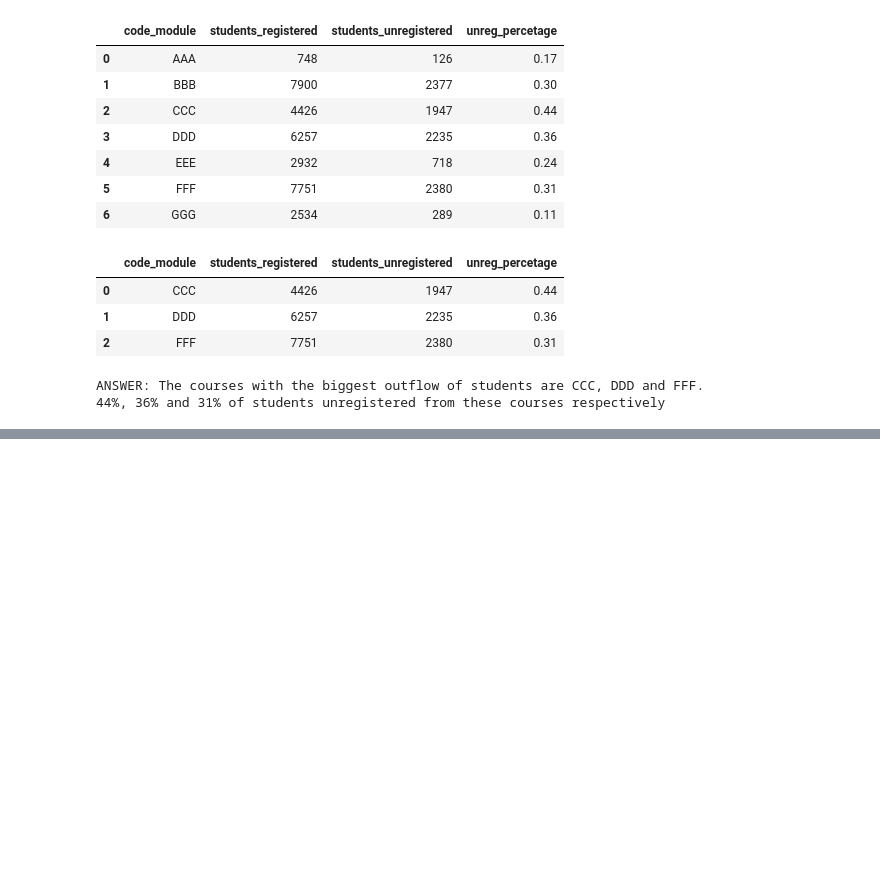
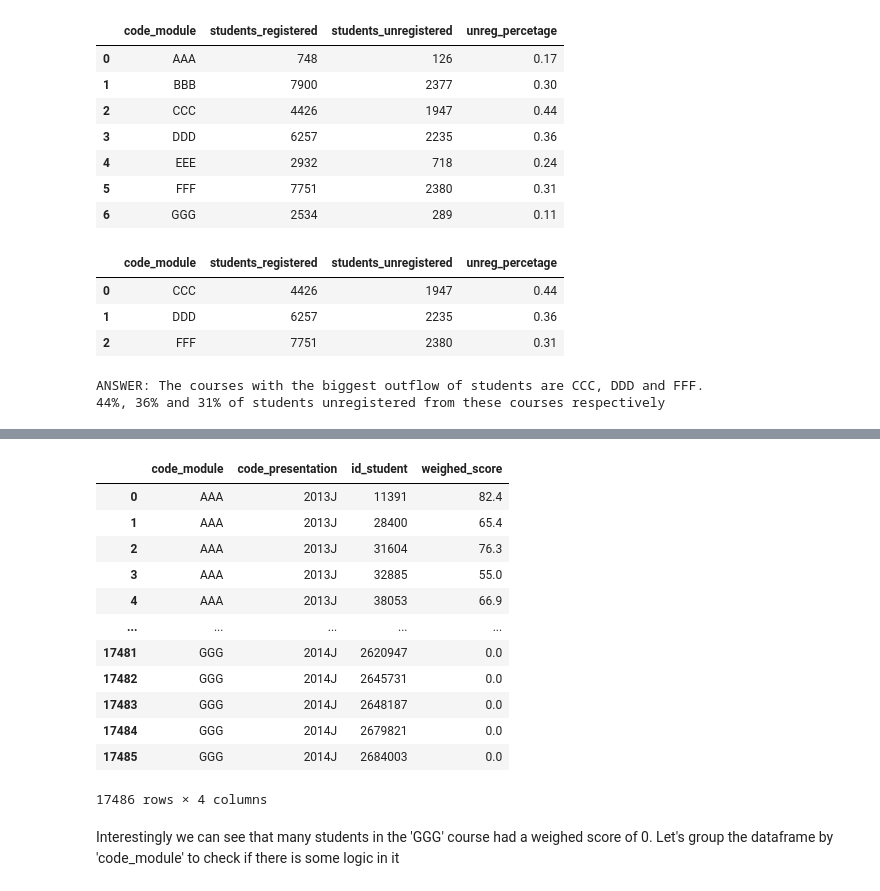
Before and after one commit to eremeevpt/kc_project_e-learning, a Jupyter notebook: project_notebook.ipynb, the cells around one changed output, grey strips where cells are left out. Saved outputs shown, nothing was run; the diff lists cells and outputs as text; code cells hidden in the pictures; blank space fills up the shorter version.

```diff
--- a/project_notebook.ipynb
+++ b/project_notebook.ipynb
@@ -358,0 +388,25 @@ ANSWER: The courses with the biggest outflow of students are CCC, DDD and FFF.
+# %%
+# From the past analysis we know, that only 'CCC' and 'DDD' courses have exams.
+# Thus we calculate the total weighed score in every not-exam-type course for each student.
+
+cohorts_no_exam = cohorts.query('code_module in ["AAA", "BBB", "EEE", "FFF", "GGG"]') \
+                                        .groupby(['code_module', 'code_presentation', 'id_student'], as_index=False) \
+                                        .agg({'weighed_score': 'sum'})
+cohorts_no_exam
+# %% [output]
+|  | code_module | code_presentation | id_student | weighed_score |
+| 0 | AAA | 2013J | 11391 | 82.4 |
+| 1 | AAA | 2013J | 28400 | 65.4 |
+| 2 | AAA | 2013J | 31604 | 76.3 |
+| 3 | AAA | 2013J | 32885 | 55.0 |
+| 4 | AAA | 2013J | 38053 | 66.9 |
+| ... | ... | ... | ... | ... |
+| 17481 | GGG | 2014J | 2620947 | 0.0 |
+| 17482 | GGG | 2014J | 2645731 | 0.0 |
+| 17483 | GGG | 2014J | 2648187 | 0.0 |
+| 17484 | GGG | 2014J | 2679821 | 0.0 |
+| 17485 | GGG | 2014J | 2684003 | 0.0 |
+17486 rows × 4 columns
+# %% [markdown]
+Interestingly we can see that many students in the 'GGG' course had a weighed score of 0.
+Let's group the dataframe by 'code_module' to check if there is some logic in it
```
Also changed, not shown: parts of 18 cells of this notebook.
